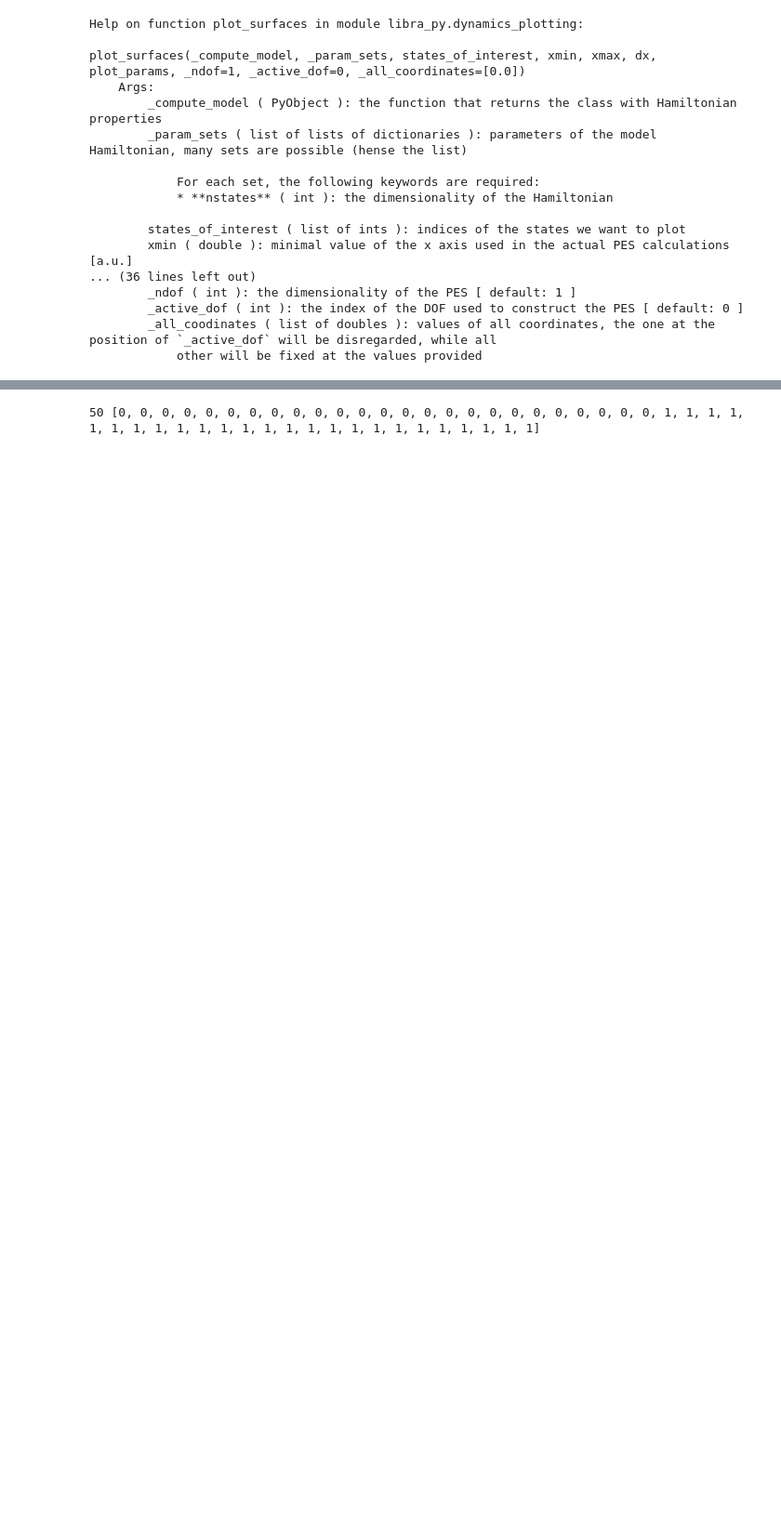
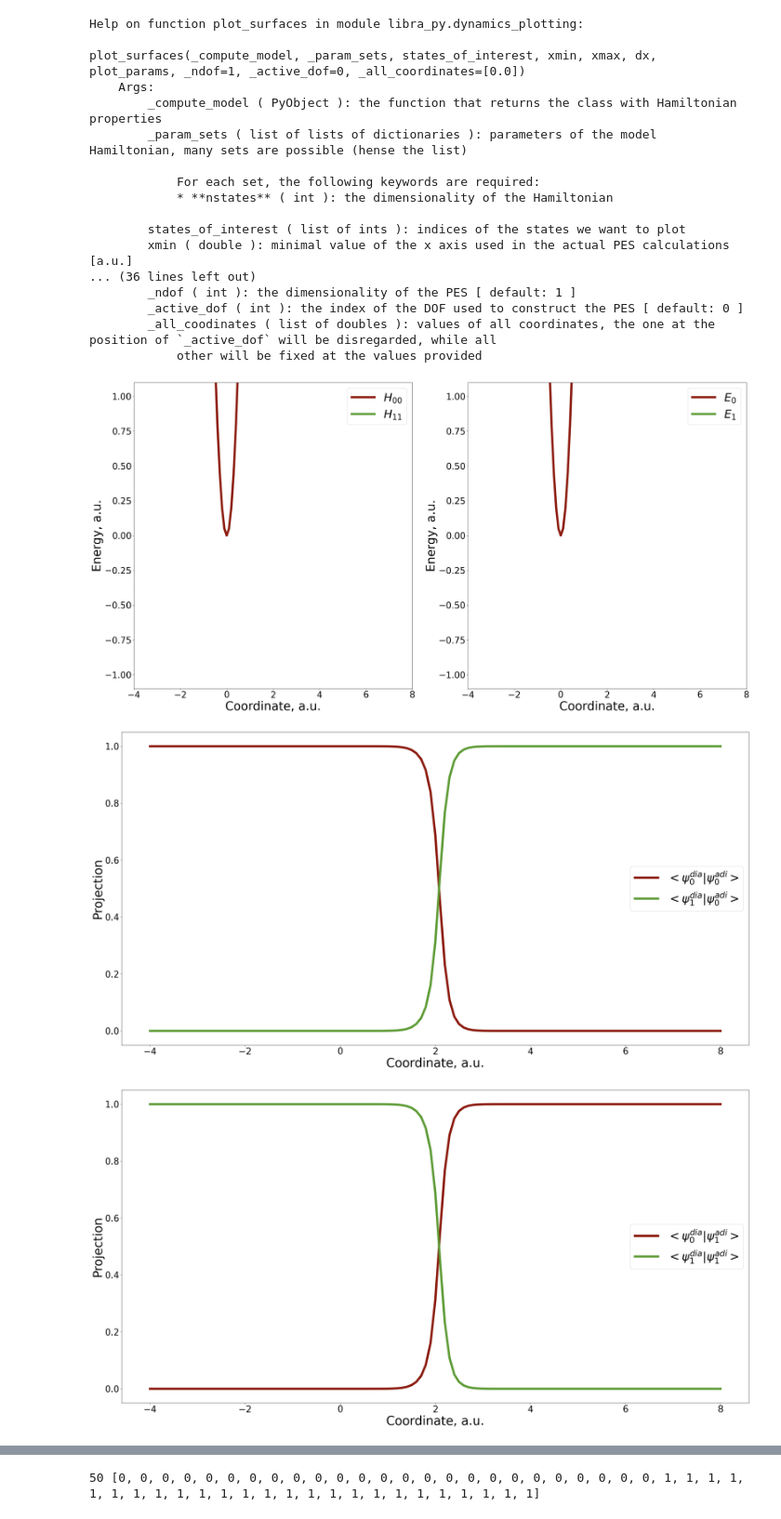
Before and after one commit to compchem-cybertraining/Tutorials_Libra, a Jupyter notebook: 6_dynamics/5_qtag/1_basics/tutorial.ipynb, the cells around one changed output, grey strips where cells are left out. Shown at 93% size. Saved outputs shown, nothing was run; the diff lists cells and outputs as text; code cells hidden in the pictures; blank space fills up the shorter version.

```diff
--- a/6_dynamics/5_qtag/1_basics/tutorial.ipynb
+++ b/6_dynamics/5_qtag/1_basics/tutorial.ipynb
@@ -181,9 +247,11 @@ def compute_model(q, model_params, full_id):
     res = None
 
     if model==0:
+        res = user_defined_model(q, model_params, full_id)
+    elif model==1:
         res = Holstein.Holstein5(q, model_params, full_id)
-    elif model==1:
-        res = user_defined_model(q, model_params, full_id)
+    elif model==2:
+        res = Ferretti.Ferretti(q, model_params, full_id)
     else:
         print("Unrecognized model! Check for correct model import statement.")
 
@@ -191,18 +259,21 @@ def compute_model(q, model_params, full_id):
 # %% [markdown]
 Finally, we can define the Holstein parameters for our simulation:
 # %%
-#Potential parameters for Holstein5
-model_params = {
-    "model":0,
-    "deriv_lvl":2,
-    "E_n":[0.0,15.8114],
-    "x_n":[0.0,1.0],
-    "k_n":[10.0,10.0],
-    "V":[[0.0,1.0],[1.0,0.0]],
-    "alpha":[[0.0,1.5811],[1.5811,0.0]],
-    "x_nm":[[0.0,2.0],[2.0,0.0]],
-    "ex_cpl_A":1.0,
-    "ex_cpl_B":1.5811,
-    "ex_cpl_C":2.0
-}
+#Potential parameters for Holstein5 or Ferretti
+model_params = {}
+if case == 0:
+    model_params = { "model":0, "deriv_lvl":2, "E_n":[0.0,15.8114], "x_n":[0.0,1.0], "k_n":[10.0,10.0],
+                     "V":[[0.0,1.0],[1.0,0.0]],
+                     "alpha":[[0.0,1.5811],[1.5811,0.0]],"x_nm":[[0.0,2.0],[2.0,0.0]],
+                     "ex_cpl_A":1.0, "ex_cpl_B":1.5811, "ex_cpl_C":2.0 }
+
+elif case == 1:
+    model_params = { "model":1, "deriv_lvl":2, "E_n":[0.0,15.8114], "x_n":[0.0,1.0], "k_n":[10.0,10.0],
+                     "V":[[0.0,1.0],[1.0,0.0]],
+                     "alpha":[[0.0,1.5811],[1.5811,0.0]],"x_nm":[[0.0,2.0],[2.0,0.0]],
+                     "ex_cpl_A":1.0, "ex_cpl_B":1.5811, "ex_cpl_C":2.0 }
+
+elif case == 2:
+    model_params = { "model":2, "deriv_lvl":2, "X1":4.0, "X2":3.0, "X3":3.0,
+                     "Kx":0.02, "Ky":0.01, "Delta":0.01, "alpha":3.0, "beta":1.5, "gamma":0.005 }
 # %% [markdown]
@@ -227,4 +299,13 @@ plot_surfaces(_compute_model, _param_sets, states_of_interest, xmin, xmax, dx, p
         _active_dof ( int ): the index of the DOF used to construct the PES [ default: 0 ]
         _all_coodinates ( list of doubles ): values of all coordinates, the one at the position of `_active_dof` will be disregarded, while all
             other will be fixed at the values provided
+# %%
+if case in [0, 1]:
+    model_params['nstates'] = 2
+    plot_params = {"xlim":[-4,8], "ylim":[-1.1,1.1]}
+    dynamics_plotting.plot_surfaces(compute_model, [model_params], [0,1], -4.0, 8.0, 0.1, plot_params)
+# %% [output]
+[figure, added]
+[figure, added]
+[figure, added]
 # %%
```
Also changed, not shown: parts of 43 cells of this notebook, 1 other file.
